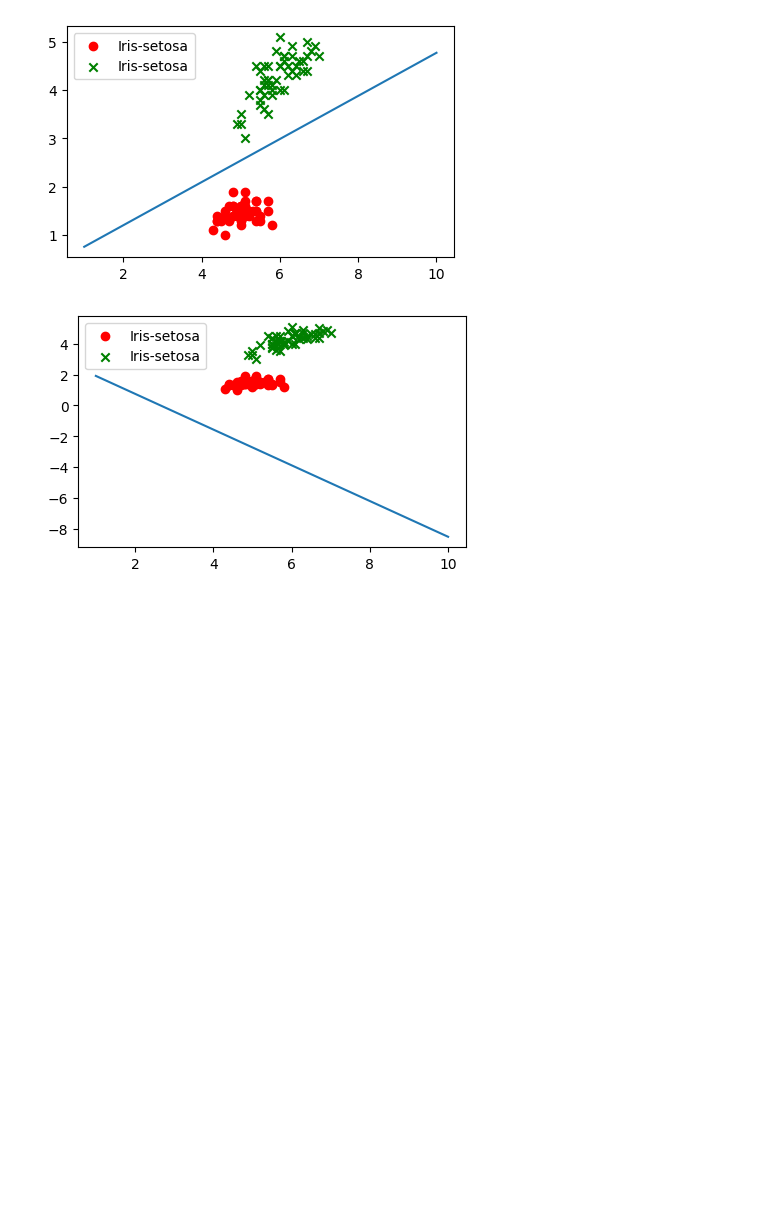
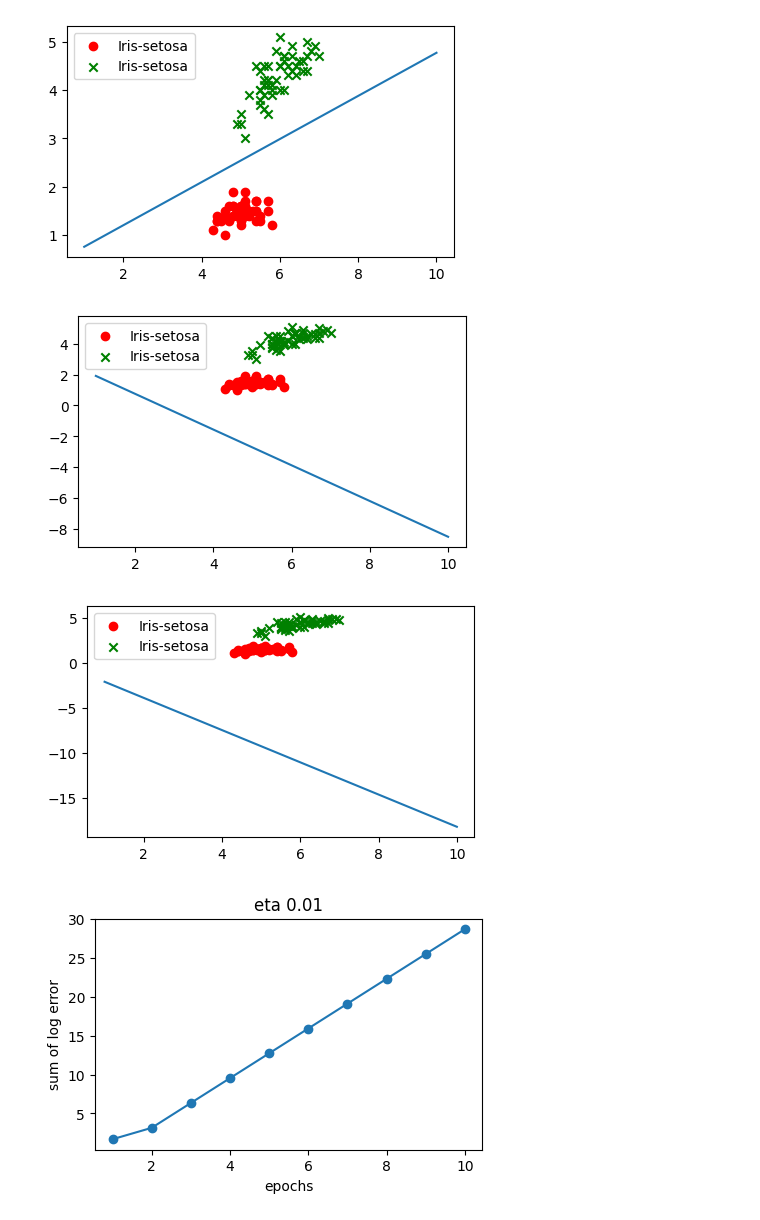
Before and after one commit to arun477/deep_learning_portal, a Jupyter notebook: nbs/07_37_perceptron_adaline_sgd_test1.ipynb, the cells around one changed output. Cells and saved outputs as stored; diff of their text form; code cells hidden in the pictures; blank space fills up the shorter version.

Commit message:
adaline with gradient decent updated

```diff
--- a/nbs/07_37_perceptron_adaline_sgd_test1.ipynb
+++ b/nbs/07_37_perceptron_adaline_sgd_test1.ipynb
@@ -44,9 +44,9 @@ plt.show()
 # %% [output]
 [figure]
 # %%
-def plot_boundary(X, pnp, labels=two_class):
+def plot_boundary(X, pnp, labels=two_class, rng=(1, 10)):
     plt.clf()
-    x = np.linspace(1, 10, 100)
+    x = np.linspace(rng[0], rng[1], 100)
     y = (-pnp.w_[1]/pnp.w_[2]) * x - (pnp.w_[0]/pnp.w_[2])
     plt.plot(x, y)
     plt.scatter(X[:50,0], X[:50,1], marker='o', color='r', label=two_class[0])
@@ -97,3 +97,47 @@ pnp.fit(X.copy(), y.copy())
 plot_boundary(X, pnp);
 # %% [output]
 [figure]
+# %%
+def plot_costs(costs,title=''):
+    plt.plot(range(1, len(costs)+1), np.log10(costs), marker='o')
+    plt.xlabel('epochs')
+    plt.ylabel('sum of log error')
+    plt.title(title)
+    plt.show()
+# %%
+class AdalineGD:
+    def __init__(self, eta=0.01, random_state=1, niter=10):
+        self.eta = eta
+        self.random_state = random_state
+        self.niter = niter
+
+    def fit(self, X, y):
+        rgn = np.random.RandomState(self.random_state)
+        self.w_ = rgn.normal(loc=0.0, scale=0.01, size=X.shape[1]+1)
+        self.costs_ = []
+
+        for _ in range(self.niter):
+            output = self.act_fn(self.net_input(X))
+            diff = (y-output)
+            self.w_[1:] += self.eta * X.T.dot(diff)
+            self.w_[0] += self.eta * diff.sum()
+            cost = (diff**2).sum()/2.0
+            self.costs_.append(cost)
+
+    def net_input(self, x):
+        return np.dot(x, self.w_[1:]) + self.w_[0]
+
+    def act_fn(self, x):
+        return x
+
+    def predict(self, x):
+        return np.where(self.net_input(x)>=0.0, 1, -1)
+# %%
+eta = 0.01
+ada1 = AdalineGD(niter=10, eta=eta)
+ada1.fit(X, y)
+plot_boundary(X.copy(), ada1)
+plot_costs(ada1.costs_, title=f'eta {eta}')
+# %% [output]
+[figure, added]
+[figure, added]
```
Also changed, not shown: parts of 3 cells of this notebook.
